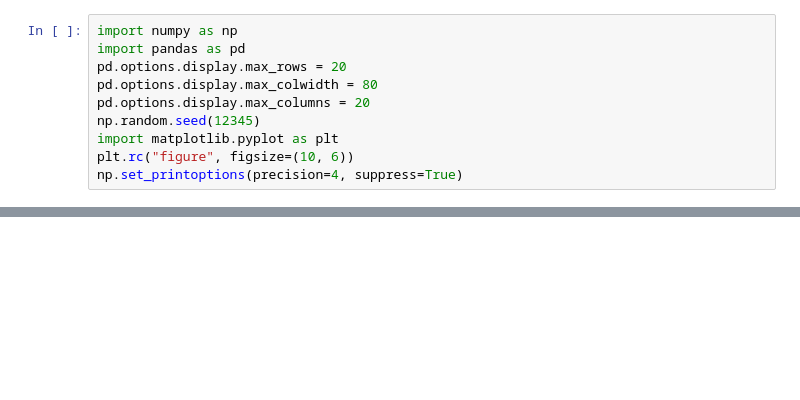
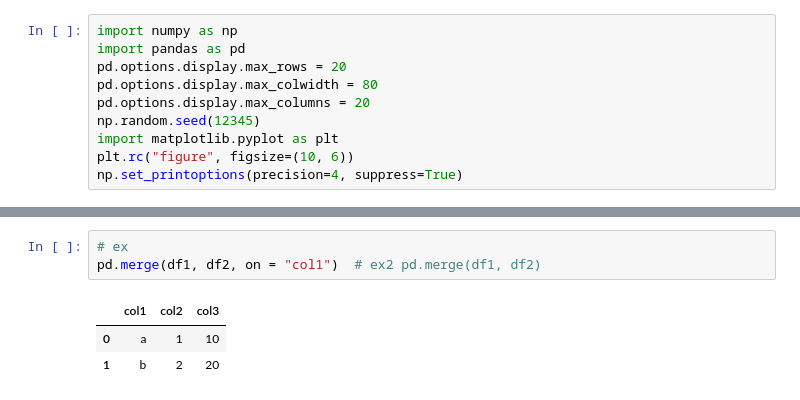
Before and after one commit to dlona12/python_basic_1, a Jupyter notebook: ch08_update_class.ipynb, the cells around one changed output, grey strips where cells are left out. Cells and saved outputs as stored; diff of their text form; blank space fills up the shorter version.

```diff
--- a/ch08_update_class.ipynb
+++ b/ch08_update_class.ipynb
@@ -115,0 +48,7 @@ pd.merge(df3, df4, left_on="lkey", right_on="rkey", how="outer")
+# %%
+# ex
+pd.merge(df1, df2, on = "col1")  # ex2 pd.merge(df1, df2)
+# %% [output]
+|  | col1 | col2 | col3 |
+| 0 | a | 1 | 10 |
+| 1 | b | 2 | 20 |
```
Also changed, not shown: parts of 88 cells of this notebook, 32 other files.
